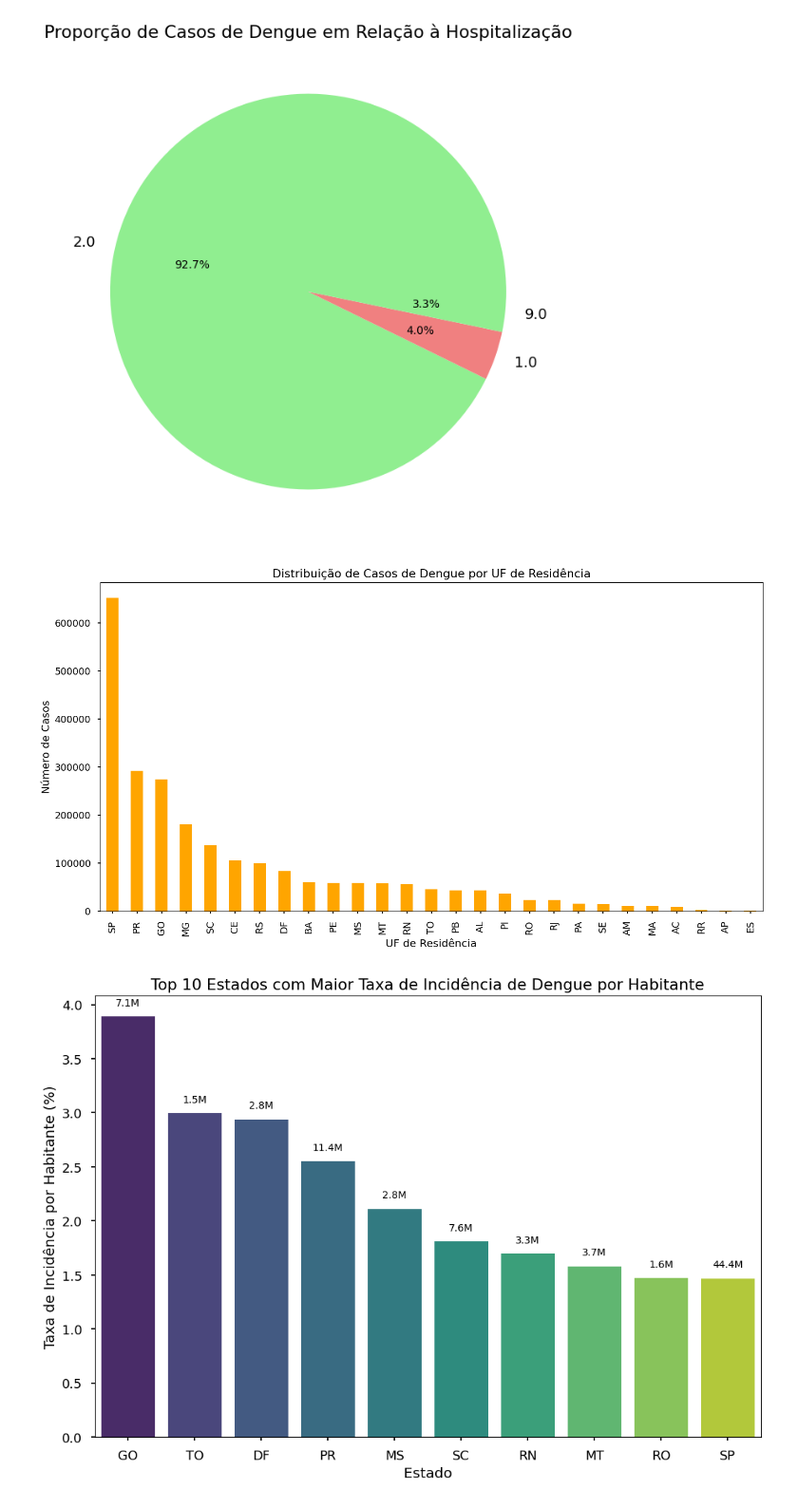
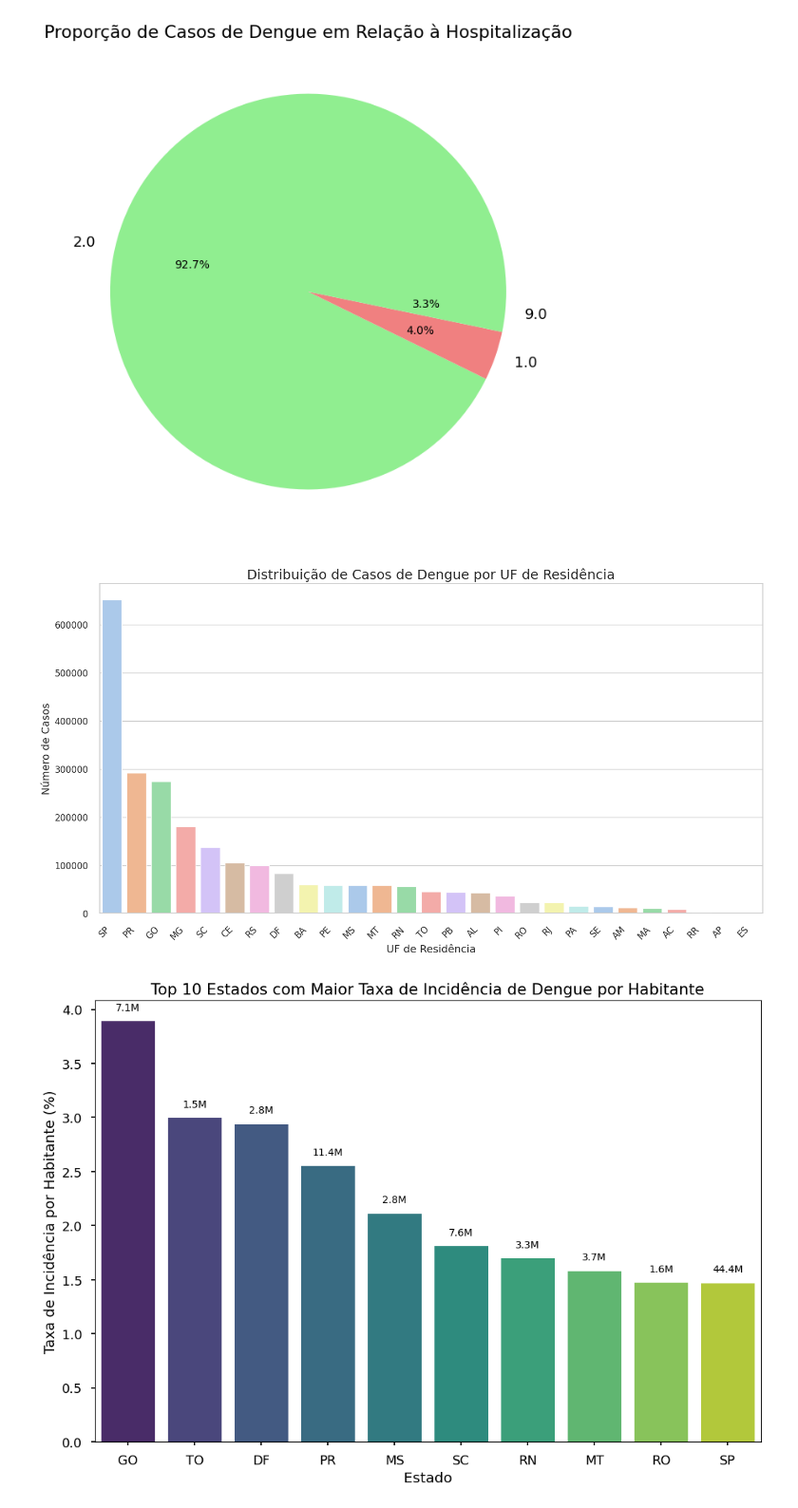
Before and after one commit to IgorNascimentoDEV/1-Projeto-Dengue-2022, a Jupyter notebook: projeto_PUC.ipynb, the cells around one changed output. Shown at 95% size. Drawn from its saved outputs; the diff is of its cells as text; code cells hidden in the pictures.

```diff
--- a/projeto_PUC.ipynb
+++ b/projeto_PUC.ipynb
@@ -588,14 +588,29 @@ plt.show()
 # %% [output]
 [figure]
 # %%
+
+# Configurações estéticas do Seaborn
+sns.set(style="whitegrid", font_scale=1.2)
+
+# Criar o gráfico de barras
 plt.figure(figsize=(16, 8))
-dados_final['Nome da UF'].value_counts().plot(kind='bar', color='orange')
-plt.title('Distribuição de Casos de Dengue por UF de Residência')
-plt.xlabel('UF de Residência')
-plt.ylabel('Número de Casos')
+cores = sns.color_palette("pastel")
+sns.barplot(x=dados_final['Nome da UF'].value_counts().index, y=dados_final['Nome da UF'].value_counts().values, palette=cores)
+
+# Adicionar títulos e rótulos
+plt.title('Distribuição de Casos de Dengue por UF de Residência', fontsize=18)
+plt.xlabel('UF de Residência', fontsize=14)
+plt.ylabel('Número de Casos', fontsize=14)
+
+
+# Ajustar o layout
+plt.xticks(rotation=45, ha='right', fontsize=12)
+plt.yticks(fontsize=12)
+
+# Mostrar o gráfico
 plt.show()
 # %% [output]
-[figure, old version]
+[figure, new version]
 # %%
 import matplotlib.pyplot as plt
 import seaborn as sns
```
Also changed, not shown: parts of 7 cells of this notebook.
